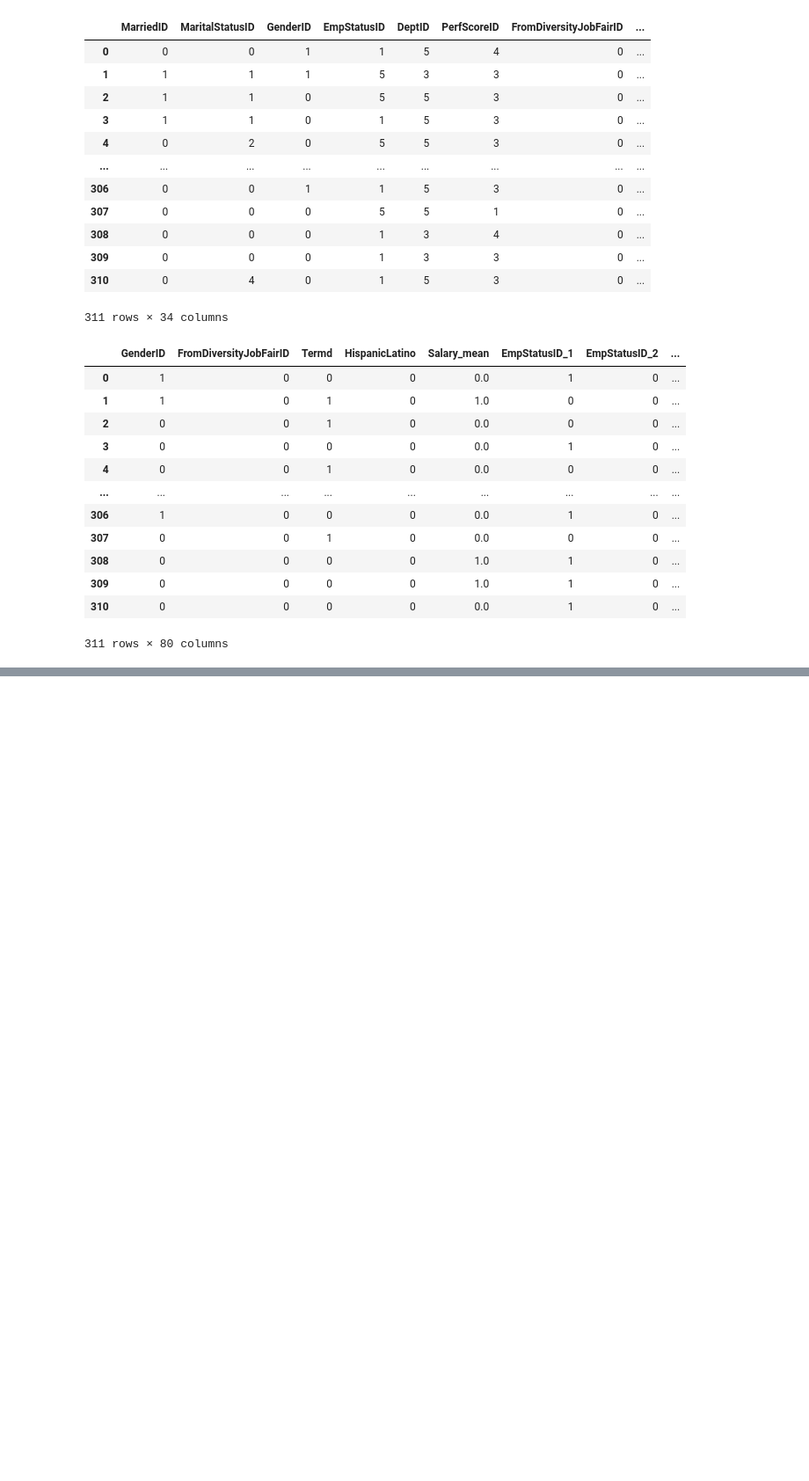
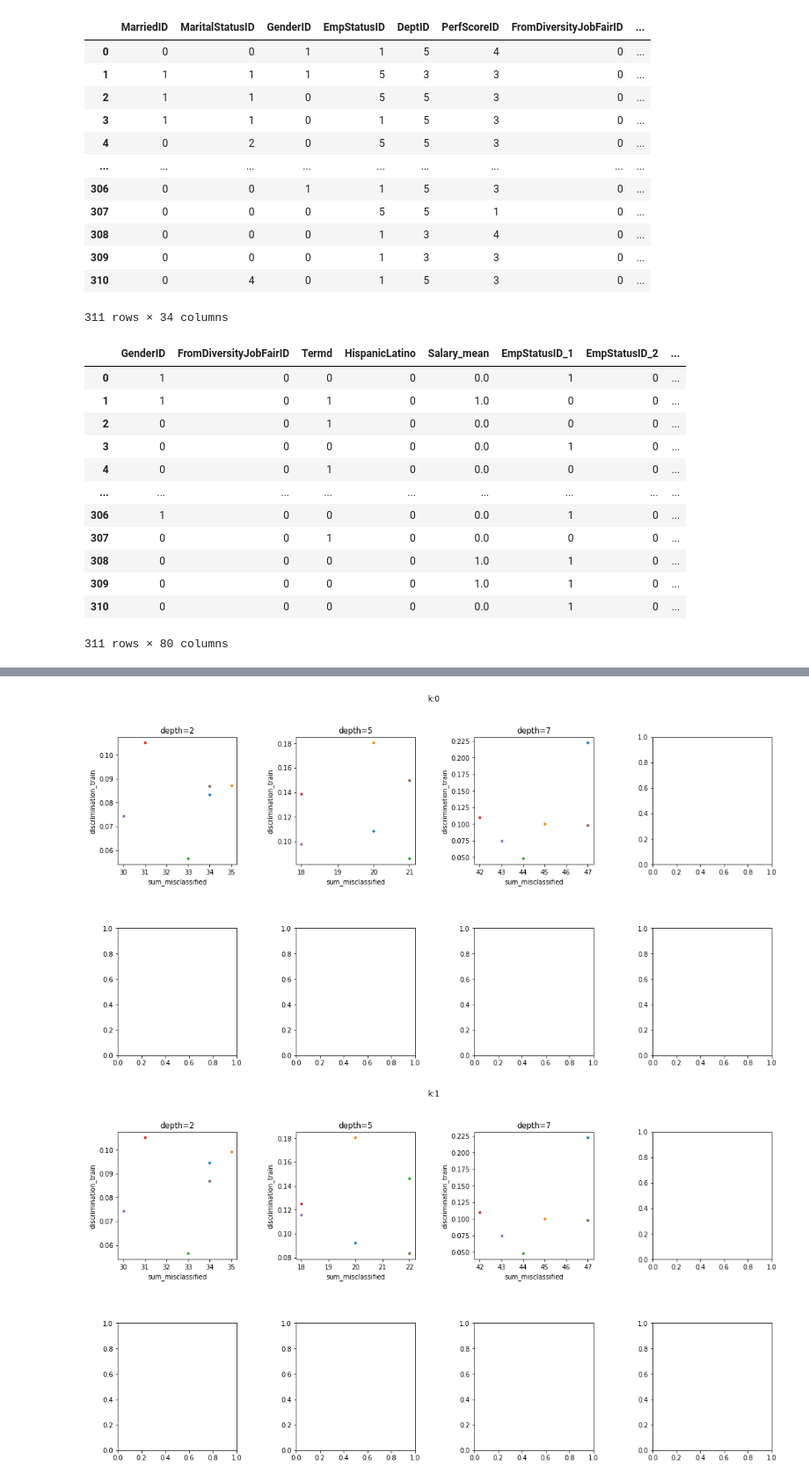
Before and after one commit to Hadyark/Masters-thesis_How-to-find-Decision-Trees-that-are-Optimal, a Jupyter notebook: MyCode/HR.ipynb, the cells around one changed output, grey strips where cells are left out. Shown at 88% size. Cells and saved outputs as stored; diff of their text form; code cells hidden in the pictures; blank space fills up the shorter version.

```diff
--- a/MyCode/HR.ipynb
+++ b/MyCode/HR.ipynb
@@ -202,0 +264,5 @@ discrimation_train
+# %%
+utils.plot_one_scatter_by_depth("sum_misclassified", "discrimination_train", result, None, None)
+# %% [output]
+[figure, added]
+[figure, added]
```
Also changed, not shown: parts of 30 cells of this notebook, 24 other files.
